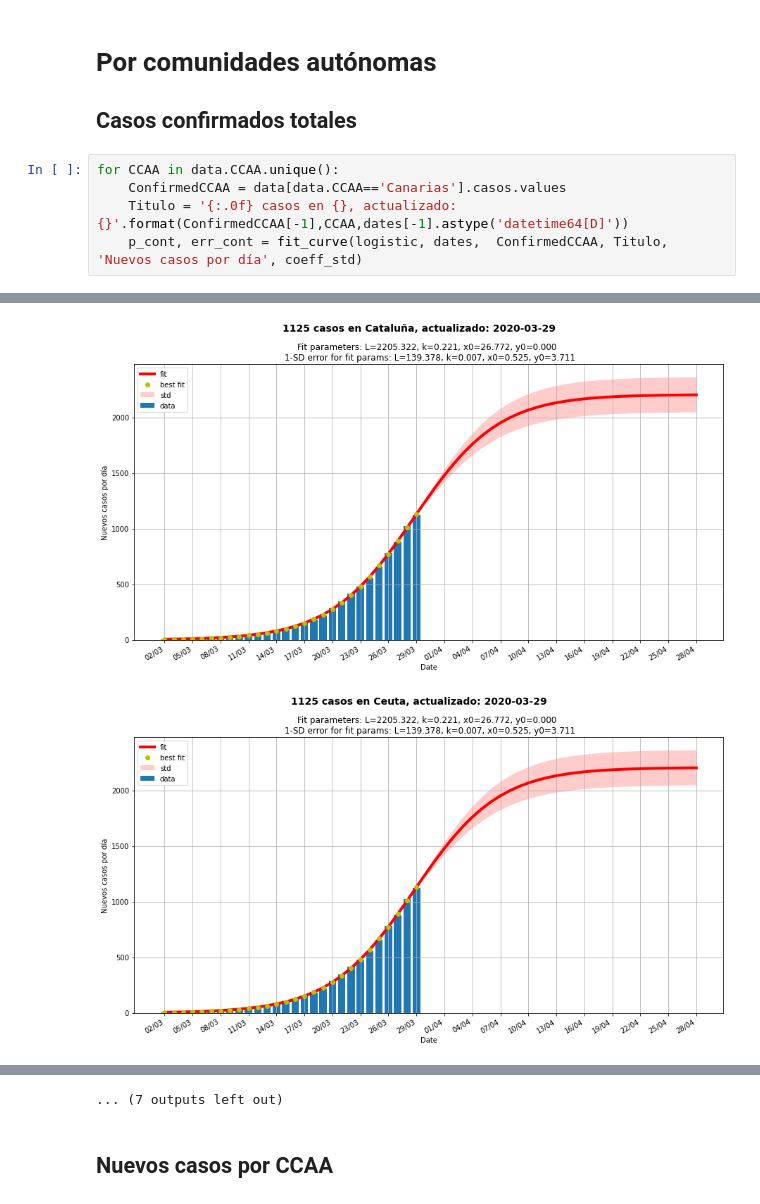
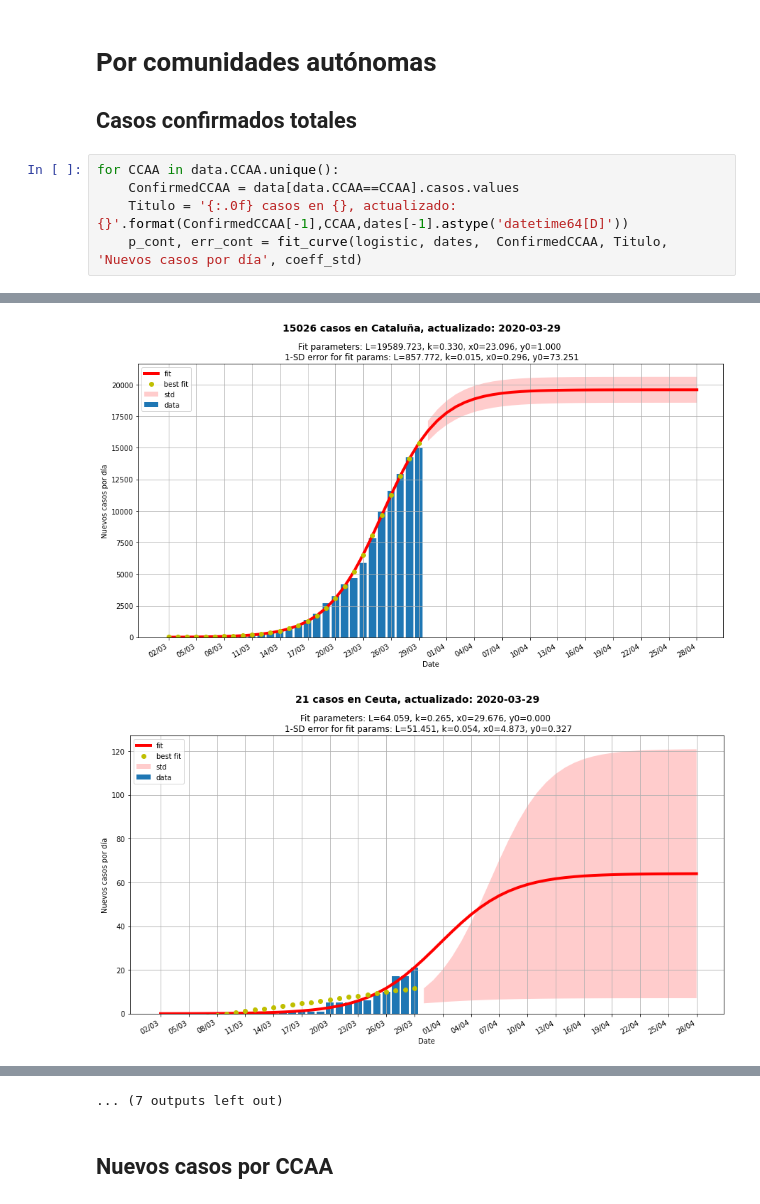
Before and after one commit to victorvicpal/COVID19_es, a Jupyter notebook: notebooks/NewLogisticCurve.ipynb, the cells around one changed output, grey strips where cells are left out. Cells and saved outputs as stored; diff of their text form.

Commit message:
Fix CCAA selection

```diff
--- a/notebooks/NewLogisticCurve.ipynb
+++ b/notebooks/NewLogisticCurve.ipynb
@@ -274,7 +274,7 @@ ax.grid(True)
 ## Casos confirmados totales <a class="anchor" id="2.1"></a>
 # %%
 for CCAA in data.CCAA.unique():
-    ConfirmedCCAA = data[data.CCAA=='Canarias'].casos.values
+    ConfirmedCCAA = data[data.CCAA==CCAA].casos.values
     Titulo = '{:.0f} casos en {}, actualizado: {}'.format(ConfirmedCCAA[-1],CCAA,dates[-1].astype('datetime64[D]'))
     p_cont, err_cont = fit_curve(logistic, dates,  ConfirmedCCAA, Titulo, 'Nuevos casos por día', coeff_std)
 # %% [output]
@@ -290,2 +290,2 @@ for CCAA in data.CCAA.unique():
-[figure, old version]
+[figure, new version]
-[figure, old version]
+[figure, new version]
```
Also changed, not shown: parts of 4 cells of this notebook, 1 other file.
